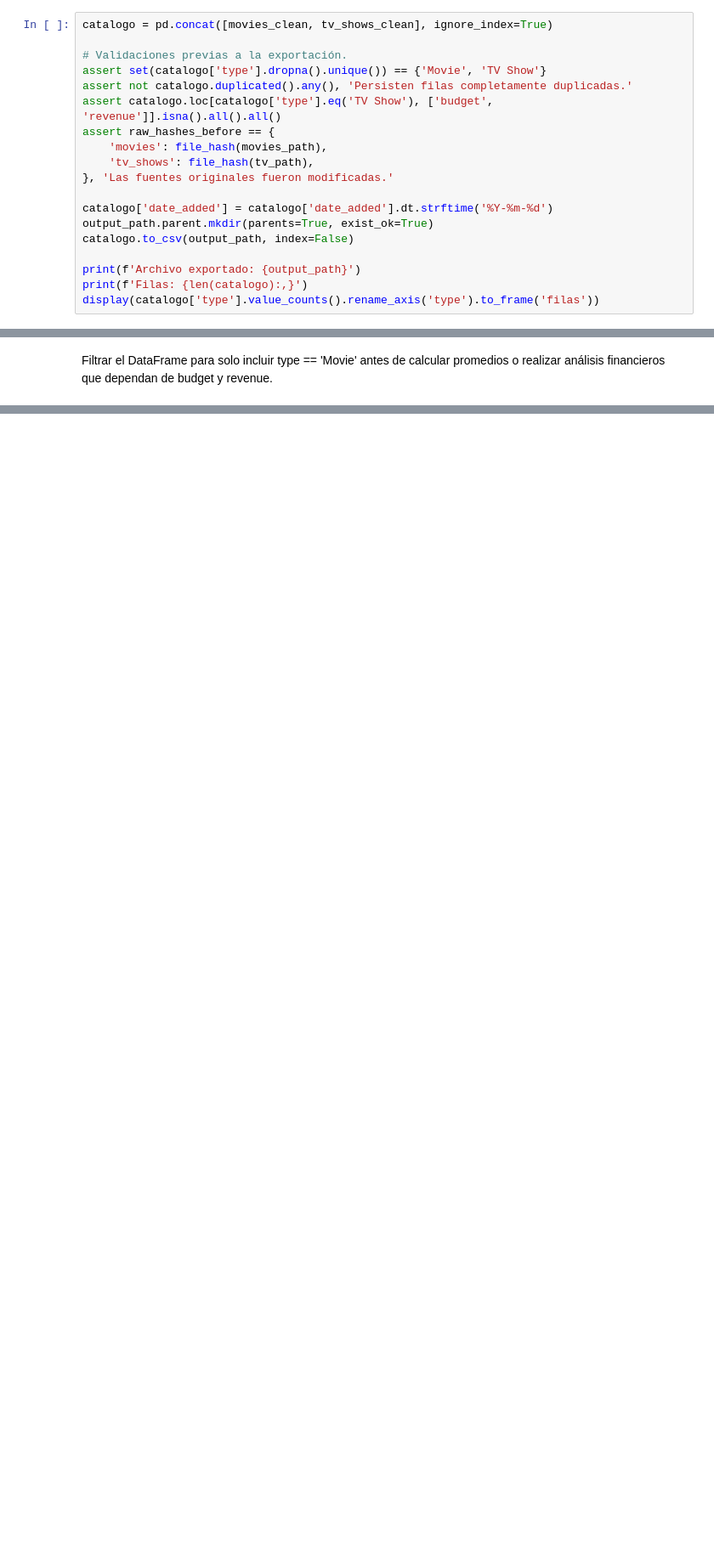
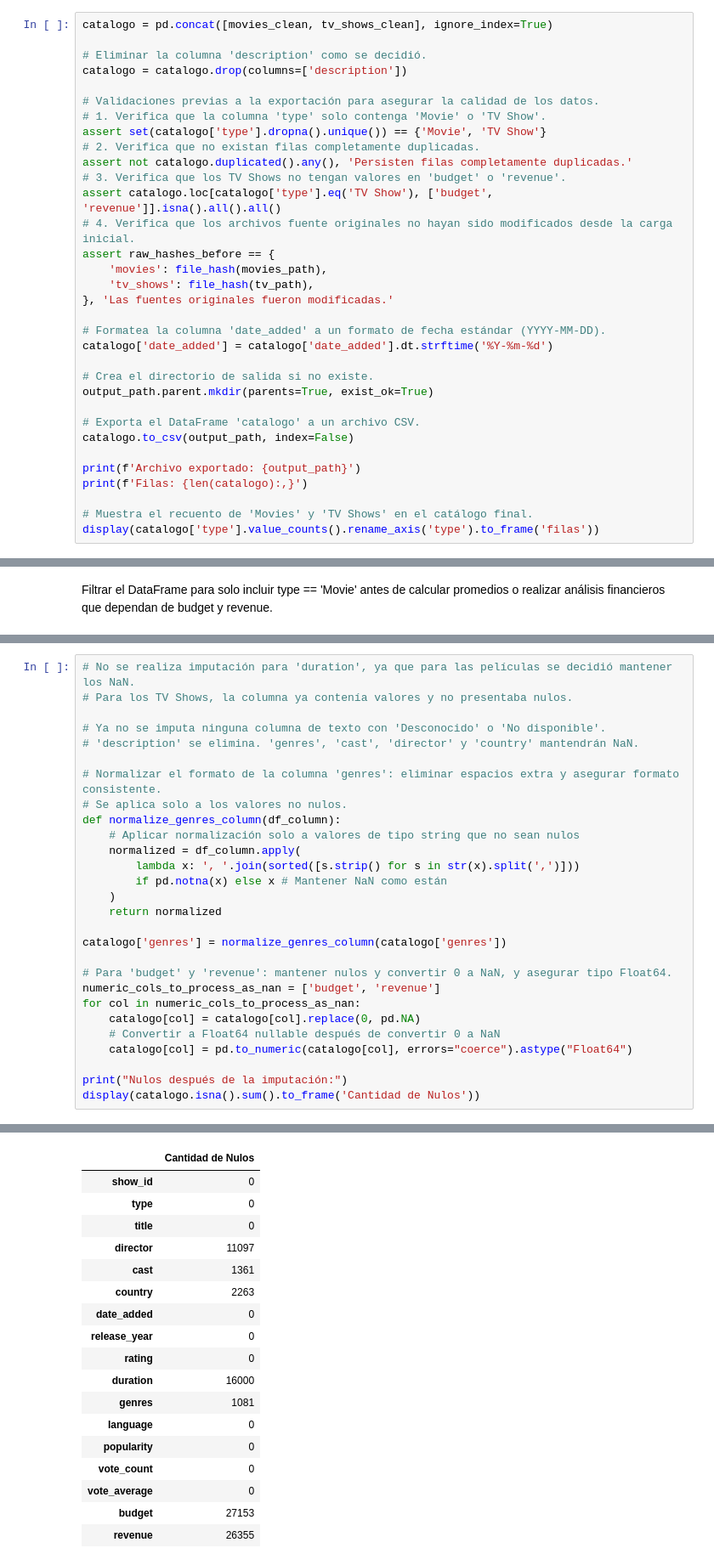
Before and after one commit to MauricioTapia84/visualizacion-de-datos-StreamView-Analytics, a Jupyter notebook: notebooks/01_limpieza_union.ipynb, the cells around one changed output, grey strips where cells are left out. Shown at 85% size. Drawn from its saved outputs; the diff is of its cells as text; blank space fills up the shorter version.

```diff
--- a/notebooks/01_limpieza_union.ipynb
+++ b/notebooks/01_limpieza_union.ipynb
@@ -126,20 +209,34 @@ TV Shows: 16000 -> 16000 filas
 # %%
 catalogo = pd.concat([movies_clean, tv_shows_clean], ignore_index=True)
 
-# Validaciones previas a la exportación.
+# Eliminar la columna 'description' como se decidió.
+catalogo = catalogo.drop(columns=['description'])
+
+# Validaciones previas a la exportación para asegurar la calidad de los datos.
+# 1. Verifica que la columna 'type' solo contenga 'Movie' o 'TV Show'.
 assert set(catalogo['type'].dropna().unique()) == {'Movie', 'TV Show'}
+# 2. Verifica que no existan filas completamente duplicadas.
 assert not catalogo.duplicated().any(), 'Persisten filas completamente duplicadas.'
+# 3. Verifica que los TV Shows no tengan valores en 'budget' o 'revenue'.
 assert catalogo.loc[catalogo['type'].eq('TV Show'), ['budget', 'revenue']].isna().all().all()
+# 4. Verifica que los archivos fuente originales no hayan sido modificados desde la carga inicial.
 assert raw_hashes_before == {
     'movies': file_hash(movies_path),
     'tv_shows': file_hash(tv_path),
 }, 'Las fuentes originales fueron modificadas.'
 
+# Formatea la columna 'date_added' a un formato de fecha estándar (YYYY-MM-DD).
 catalogo['date_added'] = catalogo['date_added'].dt.strftime('%Y-%m-%d')
+
+# Crea el directorio de salida si no existe.
 output_path.parent.mkdir(parents=True, exist_ok=True)
+
+# Exporta el DataFrame 'catalogo' a un archivo CSV.
 catalogo.to_csv(output_path, index=False)
 
 print(f'Archivo exportado: {output_path}')
 print(f'Filas: {len(catalogo):,}')
+
+# Muestra el recuento de 'Movies' y 'TV Shows' en el catálogo final.
 display(catalogo['type'].value_counts().rename_axis('type').to_frame('filas'))
 # %% [output]
@@ -181,0 +513,29 @@ Filtrar el DataFrame para solo incluir type == 'Movie' antes de calcular promedi
+# %%
+# No se realiza imputación para 'duration', ya que para las películas se decidió mantener los NaN.
+# Para los TV Shows, la columna ya contenía valores y no presentaba nulos.
+
+# Ya no se imputa ninguna columna de texto con 'Desconocido' o 'No disponible'.
+# 'description' se elimina. 'genres', 'cast', 'director' y 'country' mantendrán NaN.
+
+# Normalizar el formato de la columna 'genres': eliminar espacios extra y asegurar formato consistente.
+# Se aplica solo a los valores no nulos.
+def normalize_genres_column(df_column):
+    # Aplicar normalización solo a valores de tipo string que no sean nulos
+    normalized = df_column.apply(
+        lambda x: ', '.join(sorted([s.strip() for s in str(x).split(',')]))
+        if pd.notna(x) else x # Mantener NaN como están
+    )
+    return normalized
+
+catalogo['genres'] = normalize_genres_column(catalogo['genres'])
+
+# Para 'budget' y 'revenue': mantener nulos y convertir 0 a NaN, y asegurar tipo Float64.
+numeric_cols_to_process_as_nan = ['budget', 'revenue']
+for col in numeric_cols_to_process_as_nan:
+    catalogo[col] = catalogo[col].replace(0, pd.NA)
+    # Convertir a Float64 nullable después de convertir 0 a NaN
+    catalogo[col] = pd.to_numeric(catalogo[col], errors="coerce").astype("Float64")
+
+print("Nulos después de la imputación:")
+display(catalogo.isna().sum().to_frame('Cantidad de Nulos'))
+# %% [output]
@@ -181,0 +543,18 @@ Filtrar el DataFrame para solo incluir type == 'Movie' antes de calcular promedi
+|  | Cantidad de Nulos |
+| show_id | 0 |
+| type | 0 |
+| title | 0 |
+| director | 11097 |
+| cast | 1361 |
+| country | 2263 |
+| date_added | 0 |
+| release_year | 0 |
+| rating | 0 |
+| duration | 16000 |
+| genres | 1081 |
+| language | 0 |
+| popularity | 0 |
+| vote_count | 0 |
+| vote_average | 0 |
+| budget | 27153 |
+| revenue | 26355 |
```
Also changed, not shown: parts of 77 cells of this notebook.
